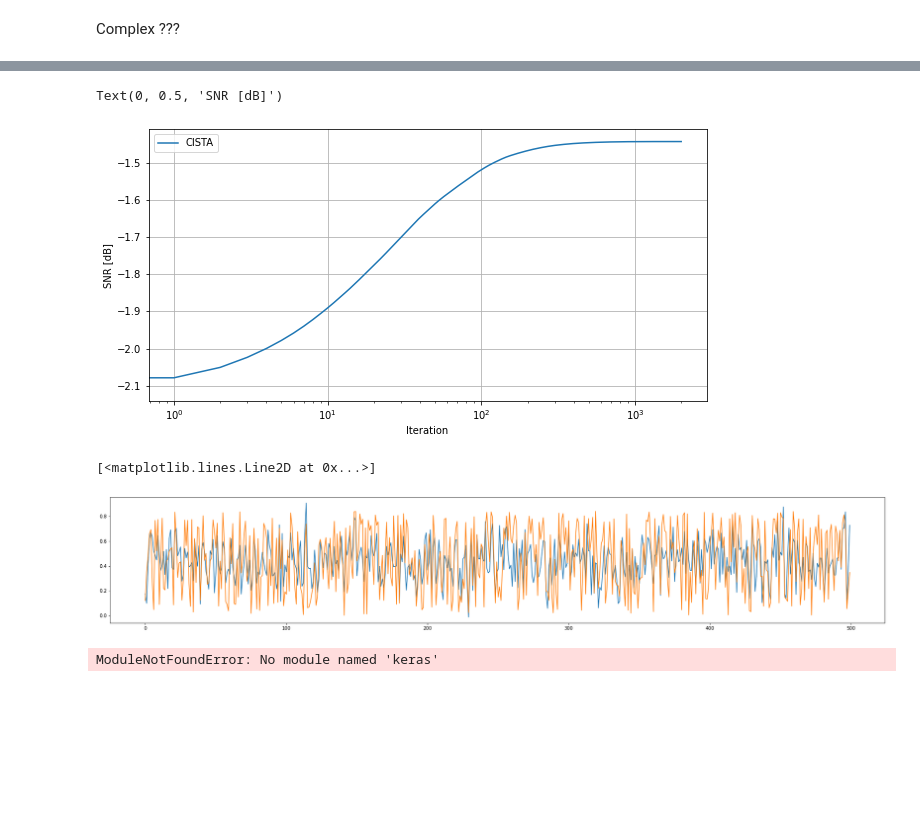
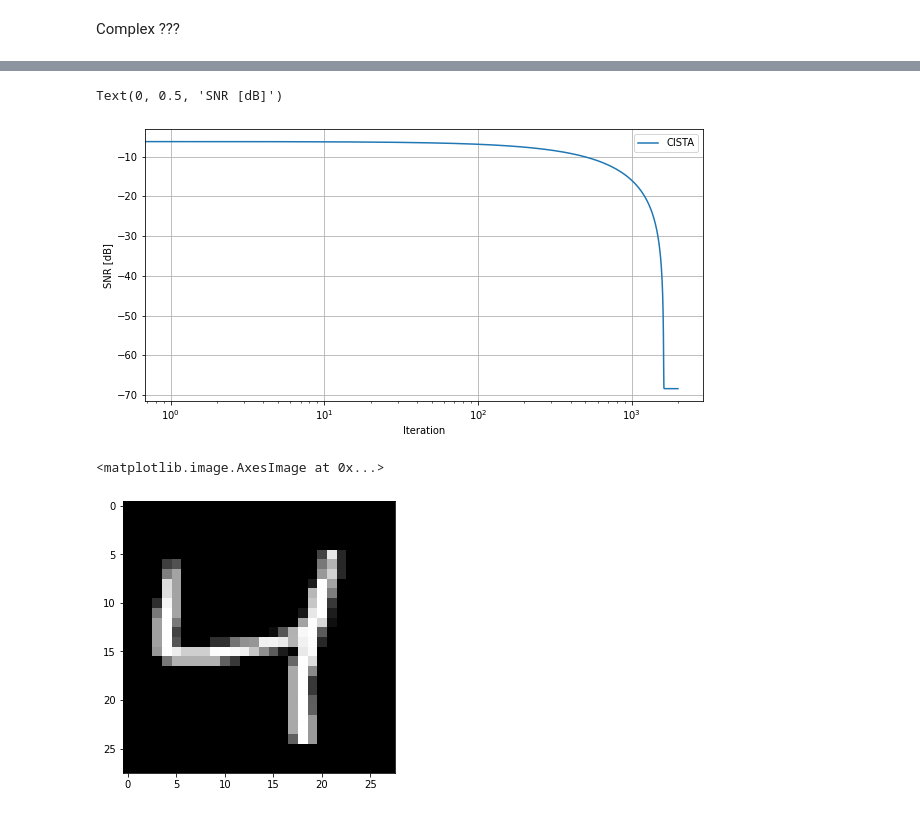
Before and after one commit to Albly/Sparce_image_reconstruction, a Jupyter notebook: notebooks/tests.ipynb, the cells around one changed output, grey strips where cells are left out. Drawn from its saved outputs; the diff is of its cells as text; code cells hidden in the pictures; blank space fills up the shorter version.

Commit message:
complex image reconstruction

```diff
--- a/notebooks/tests.ipynb
+++ b/notebooks/tests.ipynb
@@ -315,3 +234,5 @@ s = torch.tensor(s, dtype = torch.complex128)
+# %%
+y = A@x
 # %%
 plt.figure(figsize=(20,10))
 plt.imshow(A.imag)
@@ -321,5 +242,3 @@ plt.imshow(A.imag)
-# %%
-y = A@s
 # %%
 from metrics import *
 # %%
@@ -342,6 +261,3 @@ def ista_denoise_c(y,A,x, lambd, iterations):
         metric.append(NMSE(abs(x),abs(x_hat)))              # compare x_hat with x_real
 
     return x_hat, torch.tensor(metric)
-# %%
-y = y.reshape(-1,1)
-s = s.reshape(-1,1)
@@ -350,5 +264,5 @@ x_hat, nmses = ista_denoise_c(y, A,s, 0.01, 2000)
 # %%
-
+x_hat, nmses = ista_denoise_c(y, A,x, 0.05, 2000)
 plt.figure(figsize = (10,5))
 plt.plot(toDb(nmses), label ='CISTA')
 
@@ -359,17 +273,10 @@ plt.xlabel('Iteration')
 plt.ylabel('SNR [dB]')
 # %% [output]
 Text(0, 0.5, 'SNR [dB]')
-[figure, old version]
+[figure, new version]
 # %%
 plt.figure(figsize=(30,5))
-plt.plot(s_hat.real)
-plt.plot(s.real)
+plt.imshow(x_hat.real.reshape(28,28), cmap = 'gray')
 # %% [output]
-[<matplotlib.lines.Line2D at 0x...>]
+<matplotlib.image.AxesImage at 0x...>
-[figure, old version]
+[figure, new version]
-# %%
-from keras.datasets import mnist
-
-(x_train, y_train), (x_test, y_test) = mnist.load_data()
-# %% [output]
-ModuleNotFoundError: No module named 'keras'
```
Also changed, not shown: parts of 13 cells of this notebook.
